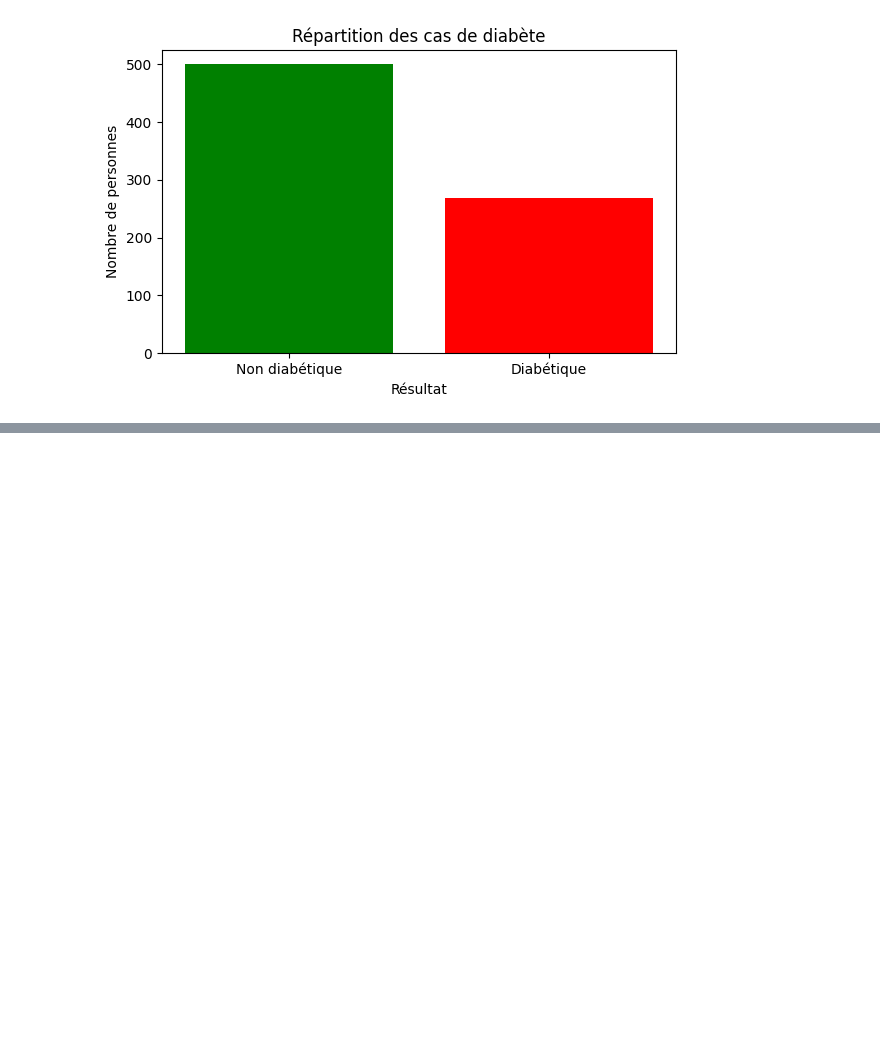
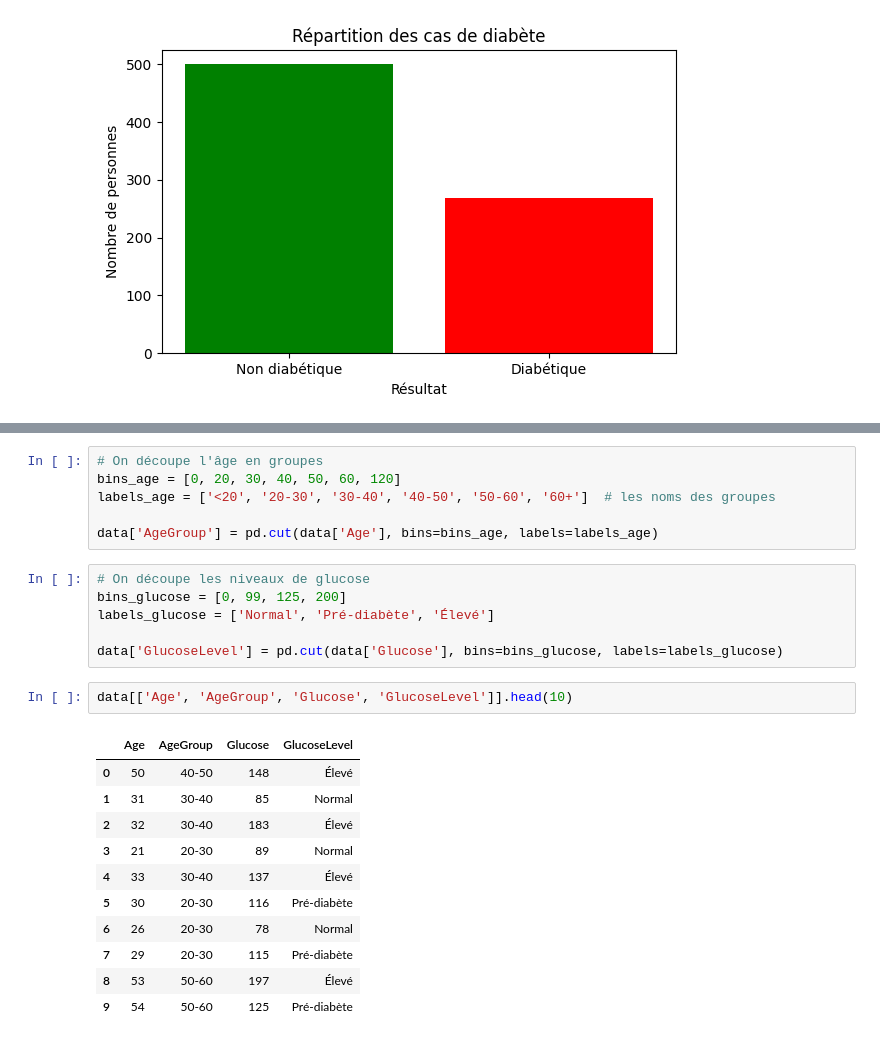
Before and after one commit to tougniachristian/TP_4DATA_VIZ, a Jupyter notebook: script.ipynb, the cells around one changed output, grey strips where cells are left out. Saved outputs shown, nothing was run; the diff lists cells and outputs as text; blank space fills up the shorter version.

```diff
--- a/script.ipynb
+++ b/script.ipynb
@@ -49,0 +87,26 @@ plt.show()
+# %%
+# On découpe l'âge en groupes
+bins_age = [0, 20, 30, 40, 50, 60, 120]
+labels_age = ['<20', '20-30', '30-40', '40-50', '50-60', '60+']  # les noms des groupes
+
+data['AgeGroup'] = pd.cut(data['Age'], bins=bins_age, labels=labels_age)
+# %%
+# On découpe les niveaux de glucose
+bins_glucose = [0, 99, 125, 200]
+labels_glucose = ['Normal', 'Pré-diabète', 'Élevé']
+
+data['GlucoseLevel'] = pd.cut(data['Glucose'], bins=bins_glucose, labels=labels_glucose)
+# %%
+data[['Age', 'AgeGroup', 'Glucose', 'GlucoseLevel']].head(10)
+# %% [output]
+|  | Age | AgeGroup | Glucose | GlucoseLevel |
+| 0 | 50 | 40-50 | 148 | Élevé |
+| 1 | 31 | 30-40 | 85 | Normal |
+| 2 | 32 | 30-40 | 183 | Élevé |
+| 3 | 21 | 20-30 | 89 | Normal |
+| 4 | 33 | 30-40 | 137 | Élevé |
+| 5 | 30 | 20-30 | 116 | Pré-diabète |
+| 6 | 26 | 20-30 | 78 | Normal |
+| 7 | 29 | 20-30 | 115 | Pré-diabète |
+| 8 | 53 | 50-60 | 197 | Élevé |
+| 9 | 54 | 50-60 | 125 | Pré-diabète |
```
Also changed, not shown: parts of 9 cells of this notebook, 2 other files.
